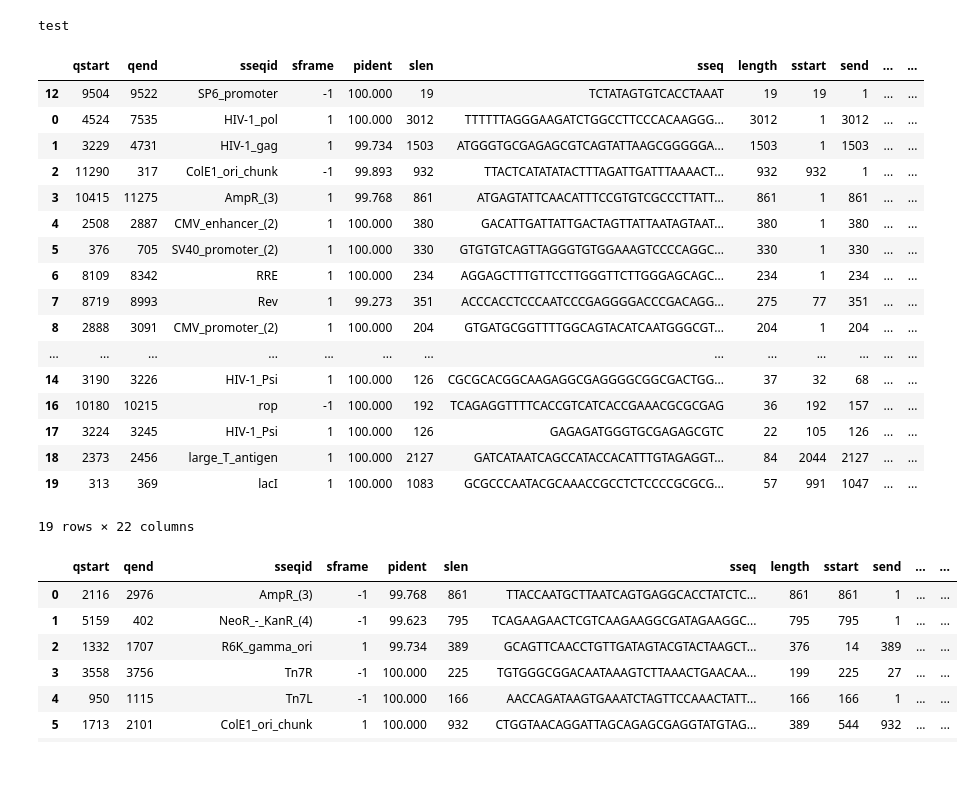
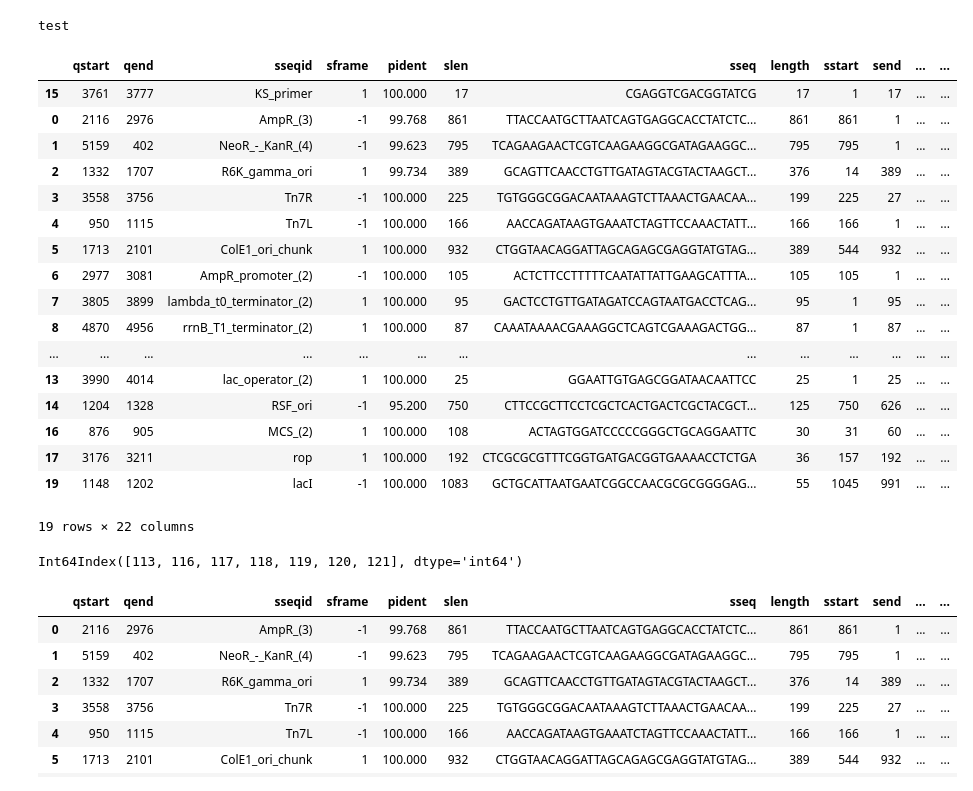
Before and after one commit to mmcguffi/pLannotate, a Jupyter notebook: jupyter_notebooks/annotate_test.ipynb, the cells around one changed output. Cells and saved outputs as stored; diff of their text form; code cells hidden in the pictures.

```diff
--- a/jupyter_notebooks/annotate_test.ipynb
+++ b/jupyter_notebooks/annotate_test.ipynb
@@ -179,25 +212,25 @@ def annotate(inSeq):
 
     return hits
 # %%
-plas=str(list(SeqIO.parse("../fastas/pCMVR8.74.fa", "fasta"))[0].seq)
+plas=str(list(SeqIO.parse("../fastas/pTN7-pa1-GFP-Kan.fa", "fasta"))[0].seq)
 hits=annotate(plas)
 hits
 # %% [output]
 |  | qstart | qend | sseqid | sframe | pident | slen | sseq | length | sstart | send | ... | ... |
-| 12 | 9504 | 9522 | SP6_promoter | -1 | 100.000 | 19 | TCTATAGTGTCACCTAAAT | 19 | 19 | 1 | ... | ... |
-| 0 | 4524 | 7535 | HIV-1_pol | 1 | 100.000 | 3012 | TTTTTTAGGGAAGATCTGGCCTTCCCACAAGGG... | 3012 | 1 | 3012 | ... | ... |
-| 1 | 3229 | 4731 | HIV-1_gag | 1 | 99.734 | 1503 | ATGGGTGCGAGAGCGTCAGTATTAAGCGGGGGA... | 1503 | 1 | 1503 | ... | ... |
-| 2 | 11290 | 317 | ColE1_ori_chunk | -1 | 99.893 | 932 | TTACTCATATATACTTTAGATTGATTTAAAACT... | 932 | 932 | 1 | ... | ... |
-| 3 | 10415 | 11275 | AmpR_(3) | 1 | 99.768 | 861 | ATGAGTATTCAACATTTCCGTGTCGCCCTTATT... | 861 | 1 | 861 | ... | ... |
-| 4 | 2508 | 2887 | CMV_enhancer_(2) | 1 | 100.000 | 380 | GACATTGATTATTGACTAGTTATTAATAGTAAT... | 380 | 1 | 380 | ... | ... |
-| 5 | 376 | 705 | SV40_promoter_(2) | 1 | 100.000 | 330 | GTGTGTCAGTTAGGGTGTGGAAAGTCCCCAGGC... | 330 | 1 | 330 | ... | ... |
-| 6 | 8109 | 8342 | RRE | 1 | 100.000 | 234 | AGGAGCTTTGTTCCTTGGGTTCTTGGGAGCAGC... | 234 | 1 | 234 | ... | ... |
-| 7 | 8719 | 8993 | Rev | 1 | 99.273 | 351 | ACCCACCTCCCAATCCCGAGGGGACCCGACAGG... | 275 | 77 | 351 | ... | ... |
-| 8 | 2888 | 3091 | CMV_promoter_(2) | 1 | 100.000 | 204 | GTGATGCGGTTTTGGCAGTACATCAATGGGCGT... | 204 | 1 | 204 | ... | ... |
+| 15 | 3761 | 3777 | KS_primer | 1 | 100.000 | 17 | CGAGGTCGACGGTATCG | 17 | 1 | 17 | ... | ... |
+| 0 | 2116 | 2976 | AmpR_(3) | -1 | 99.768 | 861 | TTACCAATGCTTAATCAGTGAGGCACCTATCTC... | 861 | 861 | 1 | ... | ... |
+| 1 | 5159 | 402 | NeoR_-_KanR_(4) | -1 | 99.623 | 795 | TCAGAAGAACTCGTCAAGAAGGCGATAGAAGGC... | 795 | 795 | 1 | ... | ... |
+| 2 | 1332 | 1707 | R6K_gamma_ori | 1 | 99.734 | 389 | GCAGTTCAACCTGTTGATAGTACGTACTAAGCT... | 376 | 14 | 389 | ... | ... |
+| 3 | 3558 | 3756 | Tn7R | -1 | 100.000 | 225 | TGTGGGCGGACAATAAAGTCTTAAACTGAACAA... | 199 | 225 | 27 | ... | ... |
+| 4 | 950 | 1115 | Tn7L | -1 | 100.000 | 166 | AACCAGATAAGTGAAATCTAGTTCCAAACTATT... | 166 | 166 | 1 | ... | ... |
+| 5 | 1713 | 2101 | ColE1_ori_chunk | 1 | 100.000 | 932 | CTGGTAACAGGATTAGCAGAGCGAGGTATGTAG... | 389 | 544 | 932 | ... | ... |
+| 6 | 2977 | 3081 | AmpR_promoter_(2) | -1 | 100.000 | 105 | ACTCTTCCTTTTTCAATATTATTGAAGCATTTA... | 105 | 105 | 1 | ... | ... |
+| 7 | 3805 | 3899 | lambda_t0_terminator_(2) | 1 | 100.000 | 95 | GACTCCTGTTGATAGATCCAGTAATGACCTCAG... | 95 | 1 | 95 | ... | ... |
+| 8 | 4870 | 4956 | rrnB_T1_terminator_(2) | 1 | 100.000 | 87 | CAAATAAAACGAAAGGCTCAGTCGAAAGACTGG... | 87 | 1 | 87 | ... | ... |
 | ... | ... | ... | ... | ... | ... | ... | ... | ... | ... | ... | ... | ... |
-| 14 | 3190 | 3226 | HIV-1_Psi | 1 | 100.000 | 126 | CGCGCACGGCAAGAGGCGAGGGGCGGCGACTGG... | 37 | 32 | 68 | ... | ... |
-| 16 | 10180 | 10215 | rop | -1 | 100.000 | 192 | TCAGAGGTTTTCACCGTCATCACCGAAACGCGCGAG | 36 | 192 | 157 | ... | ... |
-| 17 | 3224 | 3245 | HIV-1_Psi | 1 | 100.000 | 126 | GAGAGATGGGTGCGAGAGCGTC | 22 | 105 | 126 | ... | ... |
-| 18 | 2373 | 2456 | large_T_antigen | 1 | 100.000 | 2127 | GATCATAATCAGCCATACCACATTTGTAGAGGT... | 84 | 2044 | 2127 | ... | ... |
-| 19 | 313 | 369 | lacI | 1 | 100.000 | 1083 | GCGCCCAATACGCAAACCGCCTCTCCCCGCGCG... | 57 | 991 | 1047 | ... | ... |
+| 13 | 3990 | 4014 | lac_operator_(2) | 1 | 100.000 | 25 | GGAATTGTGAGCGGATAACAATTCC | 25 | 1 | 25 | ... | ... |
+| 14 | 1204 | 1328 | RSF_ori | -1 | 95.200 | 750 | CTTCCGCTTCCTCGCTCACTGACTCGCTACGCT... | 125 | 750 | 626 | ... | ... |
+| 16 | 876 | 905 | MCS_(2) | 1 | 100.000 | 108 | ACTAGTGGATCCCCCGGGCTGCAGGAATTC | 30 | 31 | 60 | ... | ... |
+| 17 | 3176 | 3211 | rop | 1 | 100.000 | 192 | CTCGCGCGTTTCGGTGATGACGGTGAAAACCTCTGA | 36 | 157 | 192 | ... | ... |
+| 19 | 1148 | 1202 | lacI | -1 | 100.000 | 1083 | GCTGCATTAATGAATCGGCCAACGCGCGGGGAG... | 55 | 1045 | 991 | ... | ... |
 19 rows × 22 columns
@@ -206,3 +239,11 @@ hits.to_csv("./hits.csv",index=None)
+# %%
+ss=pd.read_csv("./hits.csv")
+columnSlice=[3976, 3977, 3978, 3979, 3980, 3981, 3982, 3983, 3984, 3985, 3986, 3987, 3988, 3989, 3990, 3991, 3992, 3993, 3994, 3995, 3996]
+rowSlice    = ss[[str(ele) for ele in columnSlice]].any(1) #only the rows that are in the columns of hit
+i=112
+ss[rowSlice].loc[i+1:].index
+# %% [output]
+Int64Index([113, 116, 117, 118, 119, 120, 121], dtype='int64')
 # %%
 plas=str(list(SeqIO.parse("./fastas/pTN7-pa1-GFP-Kan.fa", "fasta"))[0].seq)
 hits=annotate(plas)
```
Also changed, not shown: parts of 3 cells of this notebook, 5 other files.
